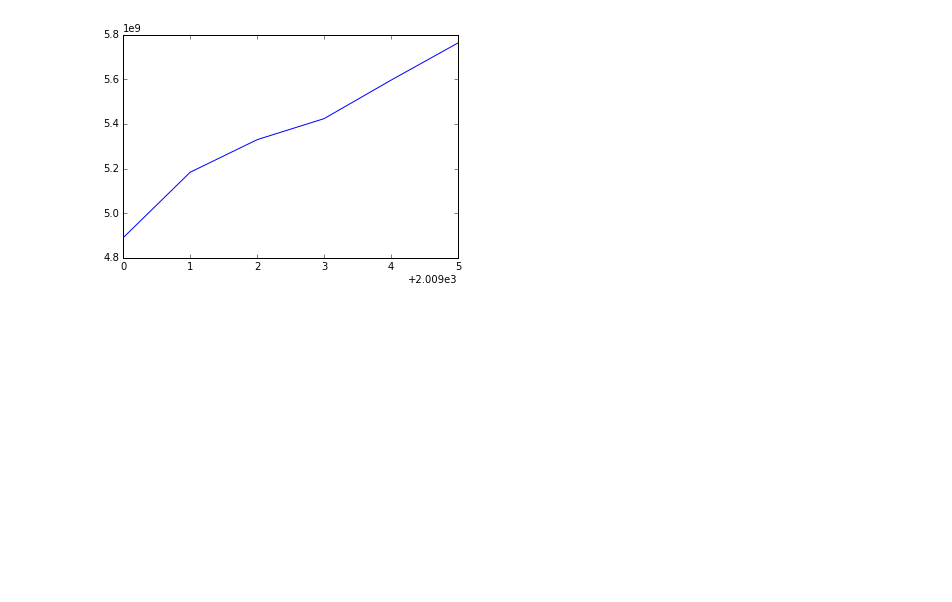
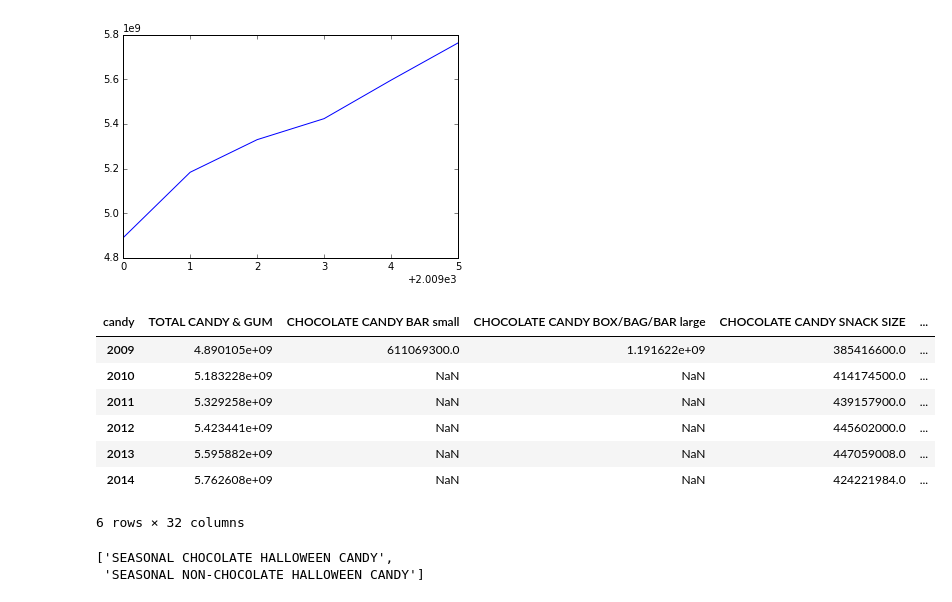
Before and after one commit to zenrabbit/halloweenR, a Jupyter notebook: python/test-pandas-year.ipynb, the cells around one changed output. Cells and saved outputs as stored; diff of their text form; code cells hidden in the pictures; blank space fills up the shorter version.

```diff
--- a/python/test-pandas-year.ipynb
+++ b/python/test-pandas-year.ipynb
@@ -77,3 +77,24 @@ plt.plot(ad['TOTAL CANDY & GUM'])
 # %% [output]
 [<matplotlib.lines.Line2D at 0x...>]
 [figure]
+# %%
+ad
+# %% [output]
+| candy | TOTAL CANDY & GUM | CHOCOLATE CANDY BAR small | CHOCOLATE CANDY BOX/BAG/BAR large | CHOCOLATE CANDY SNACK SIZE | ... |
+| 2009 | 4.890105e+09 | 611069300.0 | 1.191622e+09 | 385416600.0 | ... |
+| 2010 | 5.183228e+09 | NaN | NaN | 414174500.0 | ... |
+| 2011 | 5.329258e+09 | NaN | NaN | 439157900.0 | ... |
+| 2012 | 5.423441e+09 | NaN | NaN | 445602000.0 | ... |
+| 2013 | 5.595882e+09 | NaN | NaN | 447059008.0 | ... |
+| 2014 | 5.762608e+09 | NaN | NaN | 424221984.0 | ... |
+6 rows × 32 columns
+# %%
+hallo = []
+for k in ad.keys():
+    if 'HALLOWEEN' in k:
+        hallo.append(k)
+
+hallo
+# %% [output]
+['SEASONAL CHOCOLATE HALLOWEEN CANDY',
+ 'SEASONAL NON-CHOCOLATE HALLOWEEN CANDY']
```
Also changed, not shown: parts of 3 cells of this notebook.
